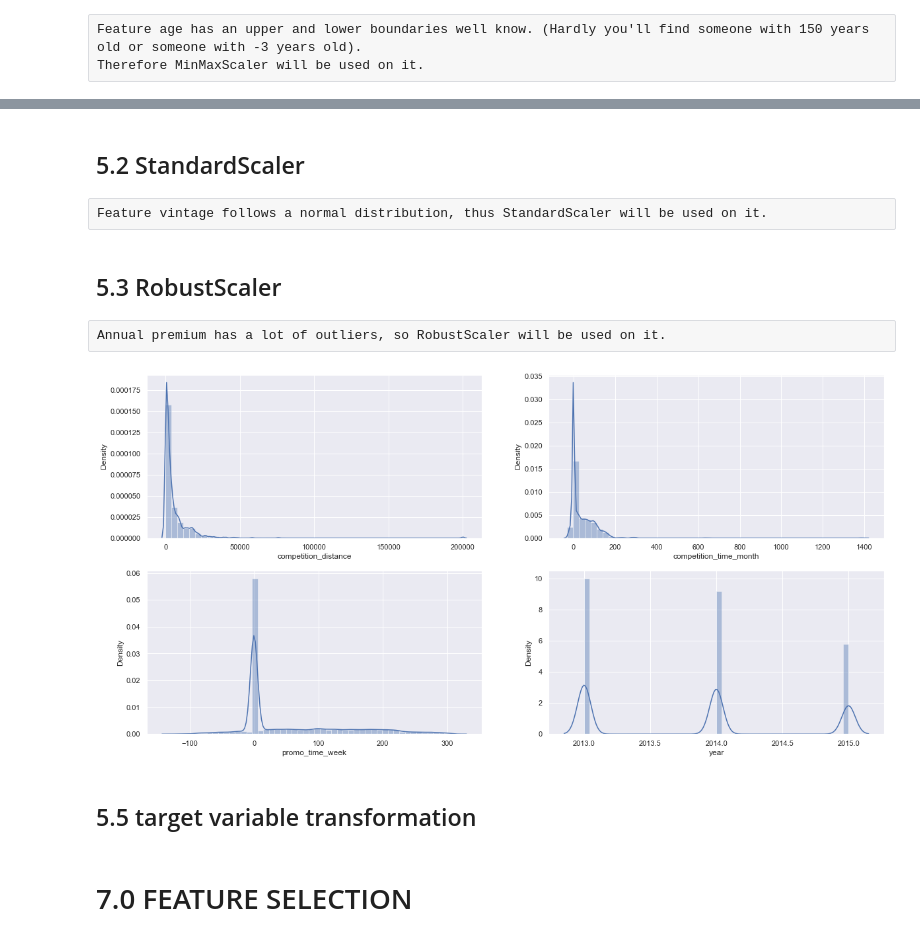
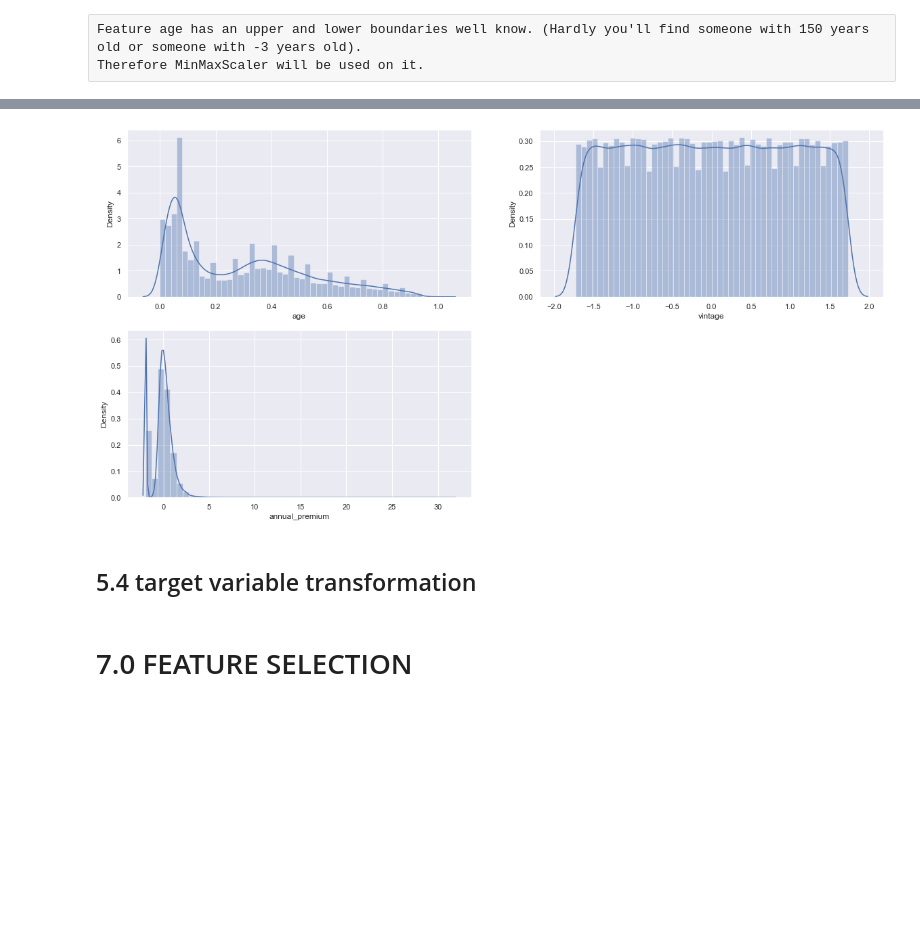
Before and after one commit to ViniciusKos/insurance_cross, a Jupyter notebook: insurance_cross_sell.ipynb, the cells around one changed output, grey strips where cells are left out. Saved outputs shown, nothing was run; the diff lists cells and outputs as text; code cells hidden in the pictures; blank space fills up the shorter version.

```diff
--- a/insurance_cross_sell.ipynb
+++ b/insurance_cross_sell.ipynb
@@ -672,8 +657,0 @@ pickle.dump( rs, open( 'parameters/competition_distance_scaler.pkl', 'wb') )
-# %% [markdown]
-## 5.2 StandardScaler
-# %% [raw]
-Feature vintage follows a normal distribution, thus StandardScaler will be used on it.
-# %% [markdown]
-## 5.3 RobustScaler
-# %% [raw]
-Annual premium has a lot of outliers, so RobustScaler will be used on it.
@@ -702,14 +658,31 @@ pickle.dump( mms, open( 'parameters/year_scaler.pkl', 'wb') )
+# %%
+
+
+#Feature age has an upper and lower boundaries well know. (Hardly you'll find someone with 150 years old or someone with -3 years old). Therefore MinMaxScaler will be used on it.
+mms = MinMaxScaler()
+Xtrain['age'] = mms.fit_transform( Xtrain[['age']].values )
+pickle.dump( mms, open( 'parameters/age_mms_scaler.pkl', 'wb') )
+
+#Feature vintage follows a normal distribution, thus StandardScaler will be used on it.
+ss=StandardScaler()
+Xtrain['vintage'] = ss.fit_transform( Xtrain[['vintage']].values )
+pickle.dump( ss, open( 'parameters/vintage_ss_scaler.pkl', 'wb') )
+
+
+#Annual premium has a lot of outliers, so RobustScaler will be used on it.
+rs = RobustScaler()
+Xtrain['annual_premium'] = rs.fit_transform( Xtrain[['annual_premium']].values )
+pickle.dump( rs, open( 'parameters/annual_premium_robust_scaler.pkl', 'wb') )
 # %%
 plt.subplot(2,2,1)
-sns.distplot(df4['competition_distance'])
+sns.distplot(Xtrain['age'])
 plt.subplot(2,2,2)
-sns.distplot(df4['competition_time_month'])
+sns.distplot(Xtrain['vintage'])
 plt.subplot(2,2,3)
-sns.distplot(df4['promo_time_week'])
-plt.subplot(2,2,4)
-sns.distplot(df4['year'])
+sns.distplot(Xtrain['annual_premium'])
+
 plt.gcf().set_size_inches(20,10)
 # %% [output]
-[figure, old version]
+[figure, new version]
 # %% [markdown]
-##  5.5 target variable transformation
+##  5.4 target variable transformation
```
Also changed, not shown: parts of 27 cells of this notebook.
